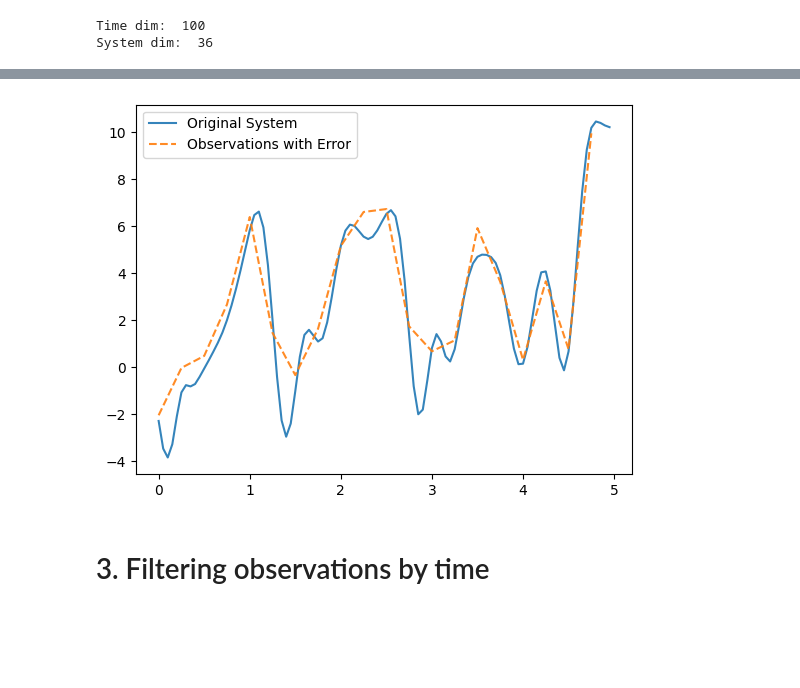
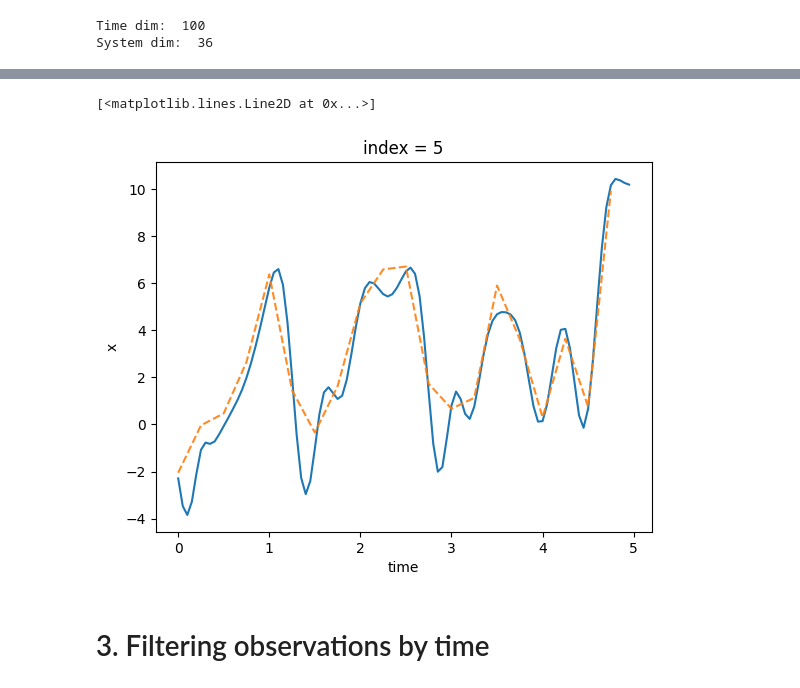
Before and after one commit to StevePny/DataAssimBench-Examples, a Jupyter notebook: examples/observers/1-observers-example-usage.ipynb, the cells around one changed output, grey strips where cells are left out. Drawn from its saved outputs; the diff is of its cells as text; code cells hidden in the pictures; blank space fills up the shorter version.

```diff
--- a/examples/observers/1-observers-example-usage.ipynb
+++ b/examples/observers/1-observers-example-usage.ipynb
@@ -118,12 +93,11 @@ Mean Error:  0.25386117355524973
-# %%
-# Plot observations against the original values
-fig, ax = plt.subplots()
-ax.plot(l96.times, l96.values[:, obs_vec_l96.location_indices[0, 0]], alpha=0.9)
-ax.plot(obs_vec_l96.times, obs_vec_l96.values[:, 0], '--', alpha=0.9)
-ax.legend(labels=['Original System', 'Observations with Error'])
-plt.show()
-# %% [output]
-[figure, removed]
+# %%
+
+fig, ax = plt.subplots()
+l96_nature_run['x'].sel(index=5).plot.line(x='time')
+obs_vec_l96['x'].sel(observations=0).plot.line('--', x='time', alpha=0.9)
+# %% [output]
+[<matplotlib.lines.Line2D at 0x...>]
+[figure, added]
 # %% [markdown]
 # 3. Filtering observations by time
 # %% [markdown]
```
Also changed, not shown: parts of 32 cells of this notebook.
